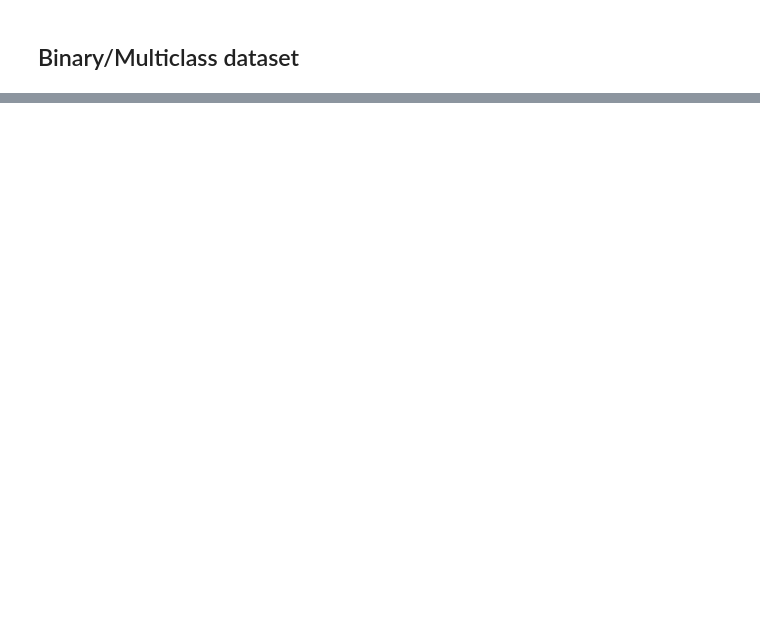
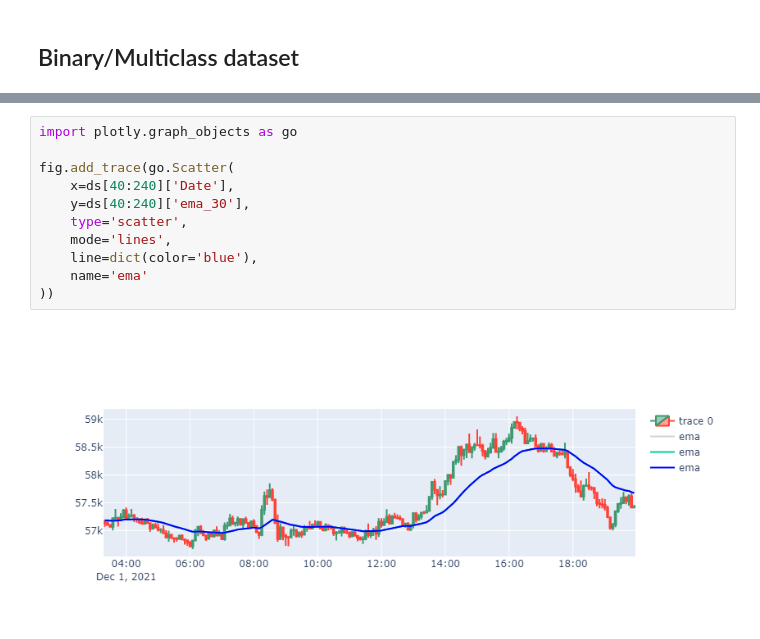
Before and after one commit to diegoirigaray/crypto_bot, a Jupyter notebook: notebooks/data_code.ipynb, the cells around one changed output, grey strips where cells are left out. Cells and saved outputs as stored; diff of their text form; blank space fills up the shorter version.

```diff
--- a/notebooks/data_code.ipynb
+++ b/notebooks/data_code.ipynb
@@ -119,0 +187,13 @@ MANIFEST
+# %%
+import plotly.graph_objects as go
+
+fig.add_trace(go.Scatter(
+    x=ds[40:240]['Date'],
+    y=ds[40:240]['ema_30'],
+    type='scatter',
+    mode='lines',
+    line=dict(color='blue'),
+    name='ema'
+))
+# %% [output]
+[figure, added]
```
Also changed, not shown: parts of 24 cells of this notebook, 4 other files.
